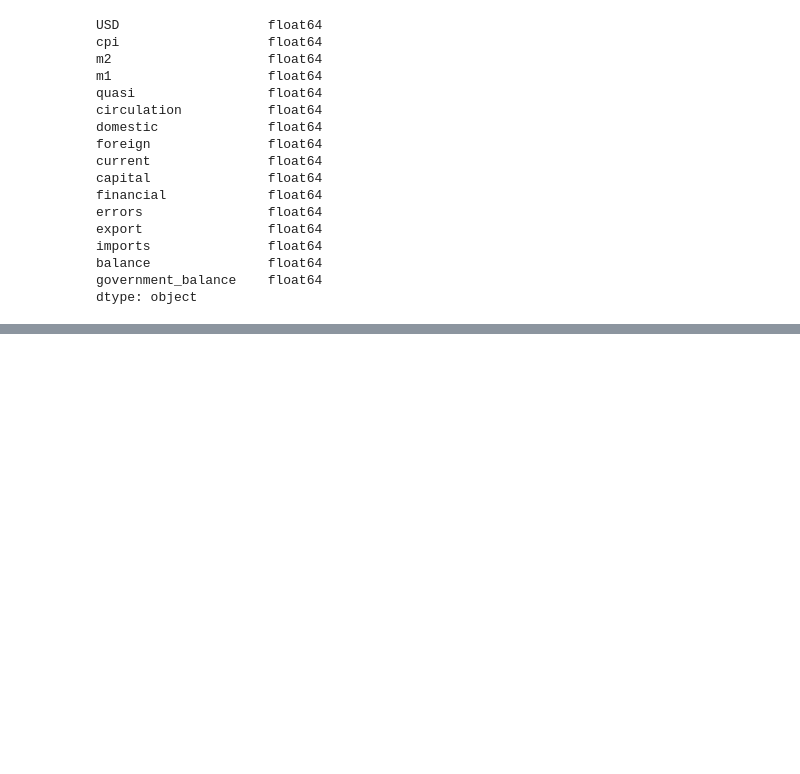
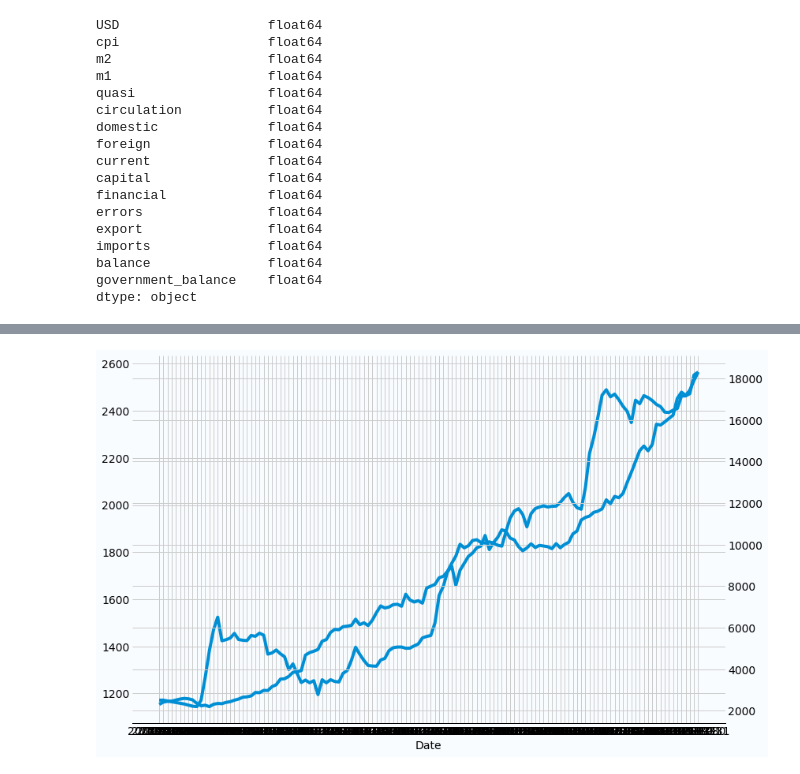
Before and after one commit to ugysteel/Mongolian-Data-Stories, a Jupyter notebook: MNT Exchange Rate Forecast/Part 2 - Machine Learning Model/USD-MNT Machine Learning - EDA.ipynb, the cells around one changed output, grey strips where cells are left out. Saved outputs shown, nothing was run; the diff lists cells and outputs as text; code cells hidden in the pictures; blank space fills up the shorter version.

```diff
--- a/MNT Exchange Rate Forecast/Part 2 - Machine Learning Model/USD-MNT Machine Learning - EDA.ipynb
+++ b/MNT Exchange Rate Forecast/Part 2 - Machine Learning Model/USD-MNT Machine Learning - EDA.ipynb
@@ -50,0 +88,11 @@ sns.pairplot(df)
+# %%
+def plot_timeseries(df, y1, y2):
+    fig, ax = plt.subplots()
+    ax.plot(df.index, y1)
+    ax2 = ax.twinx()
+    ax2.plot(df.index, y2)
+    ax.set_xlabel('Date')
+# %%
+plot_timeseries(df, df.USD, df.m2)
+# %% [output]
+[figure, added]
```
Also changed, not shown: parts of 37 cells of this notebook.
